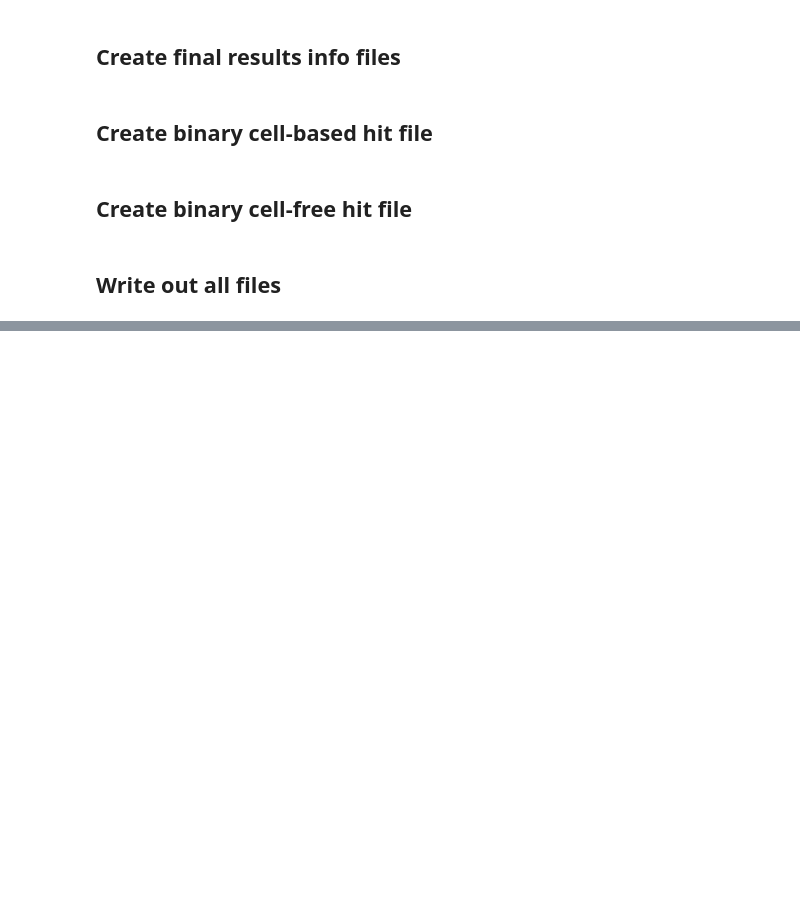
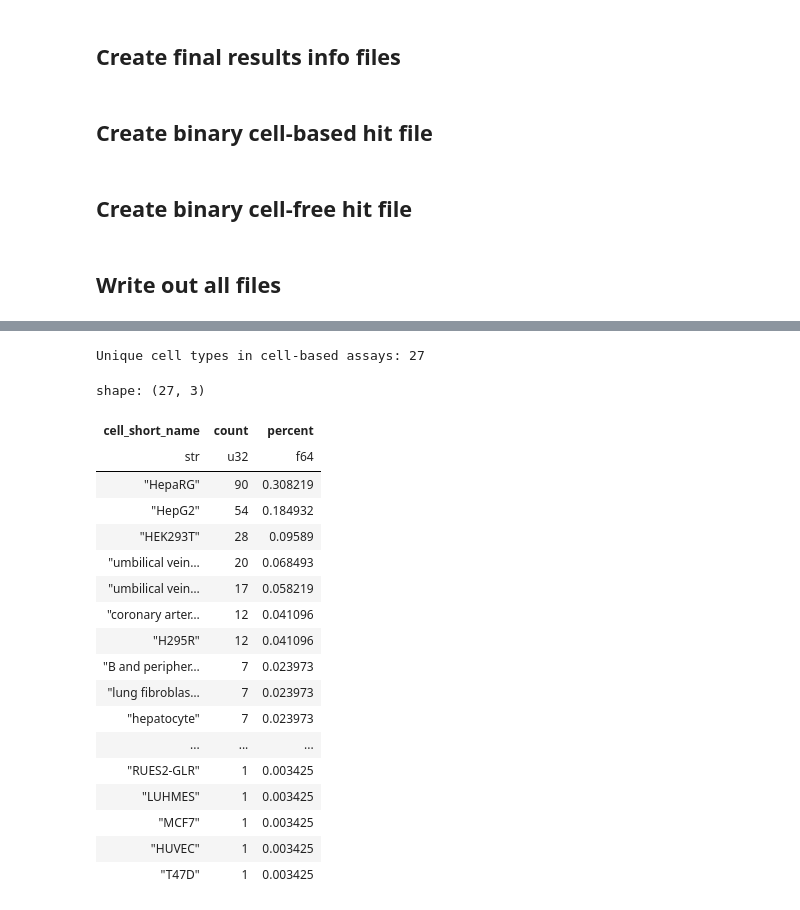
Before and after one commit to jessica-ewald/2024_09_09_Axiom_OASIS, a Jupyter notebook: 0_prepare_data/3B_extract_invitrodb.ipynb, the cells around one changed output, grey strips where cells are left out. Cells and saved outputs as stored; diff of their text form; code cells hidden in the pictures; blank space fills up the shorter version.

```diff
--- a/0_prepare_data/3B_extract_invitrodb.ipynb
+++ b/0_prepare_data/3B_extract_invitrodb.ipynb
@@ -420,0 +425,18 @@ cellfree_results.filter(pl.col("assay_component_endpoint_name").is_in(cellfree_a
+# %%
+# Compute stats for cell-based assays
+cols = [i for i in cell_binary.columns if "OASIS_ID" not in i]
+cell_stats = []
+for col in cols:
+    pos = cell_binary.filter(pl.col(col) == 1).shape[0]
+    neg = cell_binary.filter(pl.col(col) == 0).shape[0]
+    total = pos + neg
+
+    cell_stats.append(pl.DataFrame({
+        "assay_component_endpoint_name": col,
+        "Num_pos": pos,
+        "Num_neg": neg,
+        "Total": total,
+        "Percent_positive": pos/total
+    }))
+
+cell_stats = pl.concat(cell_stats)
@@ -420,0 +528,11 @@ cellfree_results.filter(pl.col("assay_component_endpoint_name").is_in(cellfree_a
+# %%
+cell_info = cell_info.select([
+    "assay_component_endpoint_name",
+    "tissue",
+    "cell_short_name",
+    "intended_target_type",
+    "intended_target_family",
+    "intended_target_family_sub"
+]).unique().filter(
+    pl.col("assay_component_endpoint_name").is_in(cell_stats.select("assay_component_endpoint_name").to_series().to_list())
+)
@@ -420,0 +573,28 @@ cellfree_results.filter(pl.col("assay_component_endpoint_name").is_in(cellfree_a
+# %%
+celltypes = cell_info.select(pl.col("cell_short_name").value_counts()).unnest("cell_short_name").sort("count", descending=True)
+print(f"Unique cell types in cell-based assays: {str(celltypes.shape[0])}")
+celltypes = celltypes.with_columns(
+    (pl.col("count")/cell_info.shape[0]).alias("percent")
+)
+celltypes
+# %% [output]
+Unique cell types in cell-based assays: 27
+shape: (27, 3)
+| cell_short_name | count | percent |
+| str | u32 | f64 |
+| "HepaRG" | 90 | 0.308219 |
+| "HepG2" | 54 | 0.184932 |
+| "HEK293T" | 28 | 0.09589 |
+| "umbilical vein… | 20 | 0.068493 |
+| "umbilical vein… | 17 | 0.058219 |
+| "coronary arter… | 12 | 0.041096 |
+| "H295R" | 12 | 0.041096 |
+| "B and peripher… | 7 | 0.023973 |
+| "lung fibroblas… | 7 | 0.023973 |
+| "hepatocyte" | 7 | 0.023973 |
+| ... | ... | ... |
+| "RUES2-GLR" | 1 | 0.003425 |
+| "LUHMES" | 1 | 0.003425 |
+| "MCF7" | 1 | 0.003425 |
+| "HUVEC" | 1 | 0.003425 |
+| "T47D" | 1 | 0.003425 |
```
Also changed, not shown: parts of 22 cells of this notebook.
